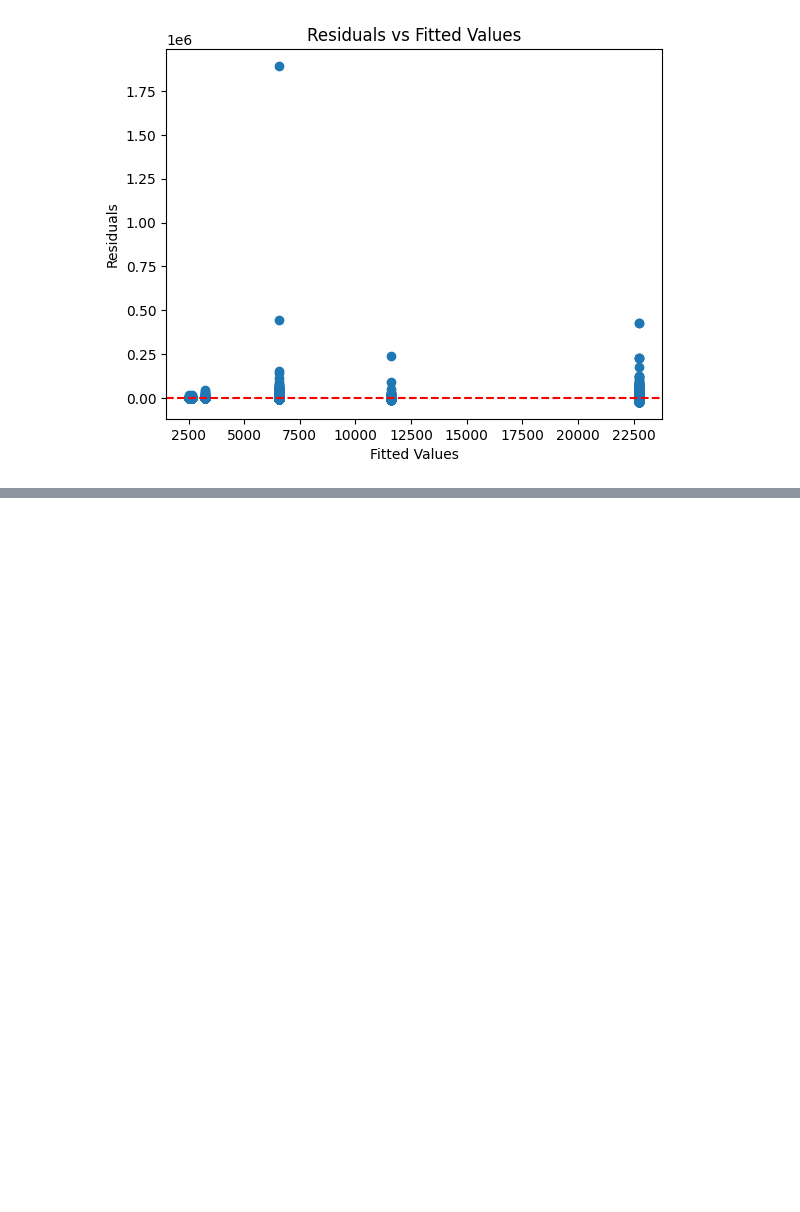
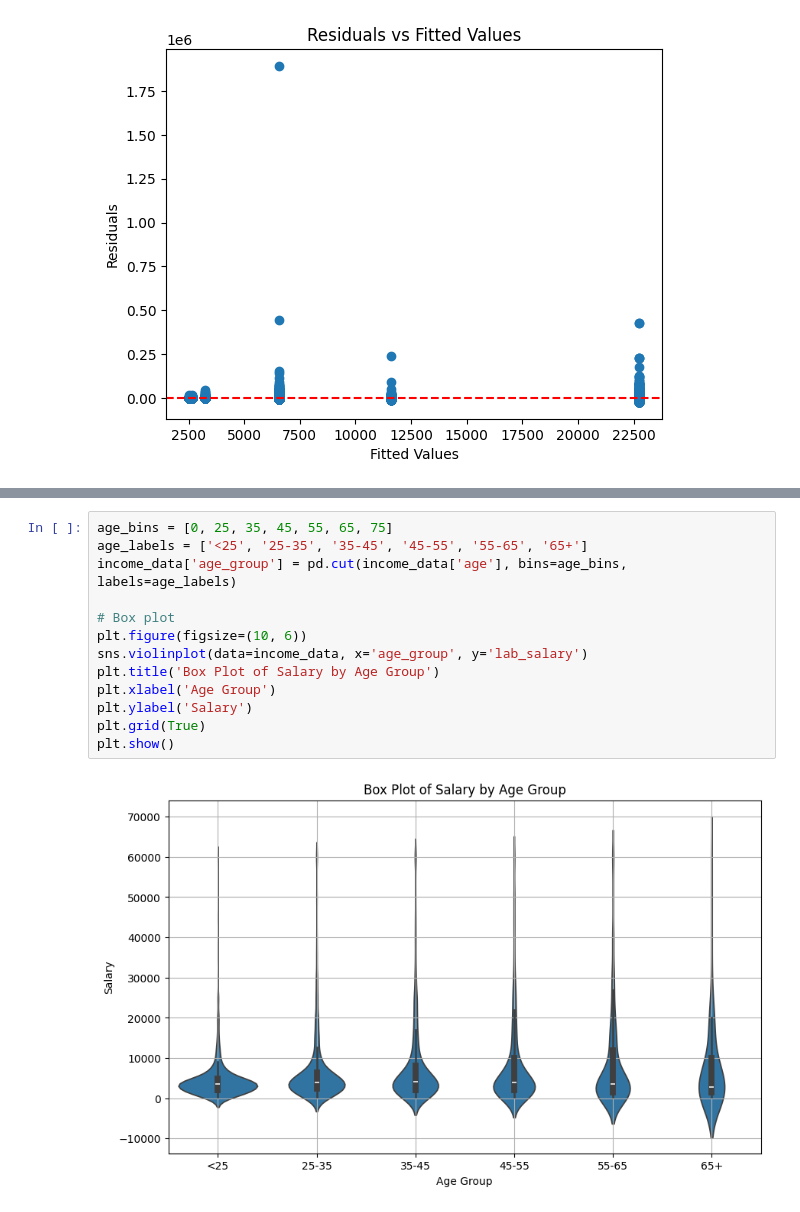
Before and after one commit to CiaranOtter/temp_proj_2, a Jupyter notebook: project2.ipynb, the cells around one changed output, grey strips where cells are left out. Saved outputs shown, nothing was run; the diff lists cells and outputs as text; blank space fills up the shorter version.

```diff
--- a/project2.ipynb
+++ b/project2.ipynb
@@ -922,0 +639,15 @@ plt.show()
+# %%
+age_bins = [0, 25, 35, 45, 55, 65, 75]
+age_labels = ['<25', '25-35', '35-45', '45-55', '55-65', '65+']
+income_data['age_group'] = pd.cut(income_data['age'], bins=age_bins, labels=age_labels)
+
+# Box plot
+plt.figure(figsize=(10, 6))
+sns.violinplot(data=income_data, x='age_group', y='lab_salary')
+plt.title('Box Plot of Salary by Age Group')
+plt.xlabel('Age Group')
+plt.ylabel('Salary')
+plt.grid(True)
+plt.show()
+# %% [output]
+[figure, added]
```
Also changed, not shown: parts of 61 cells of this notebook, 4 other files.
